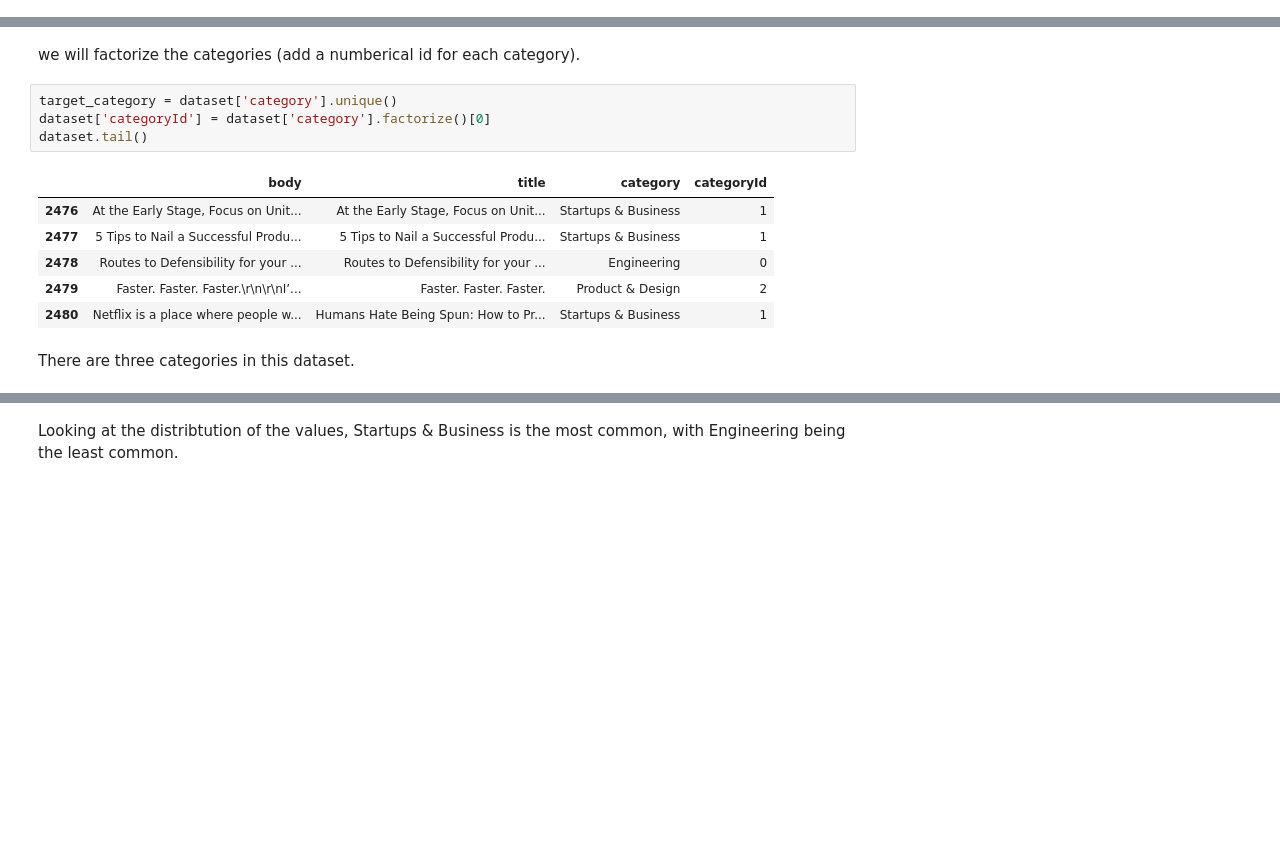
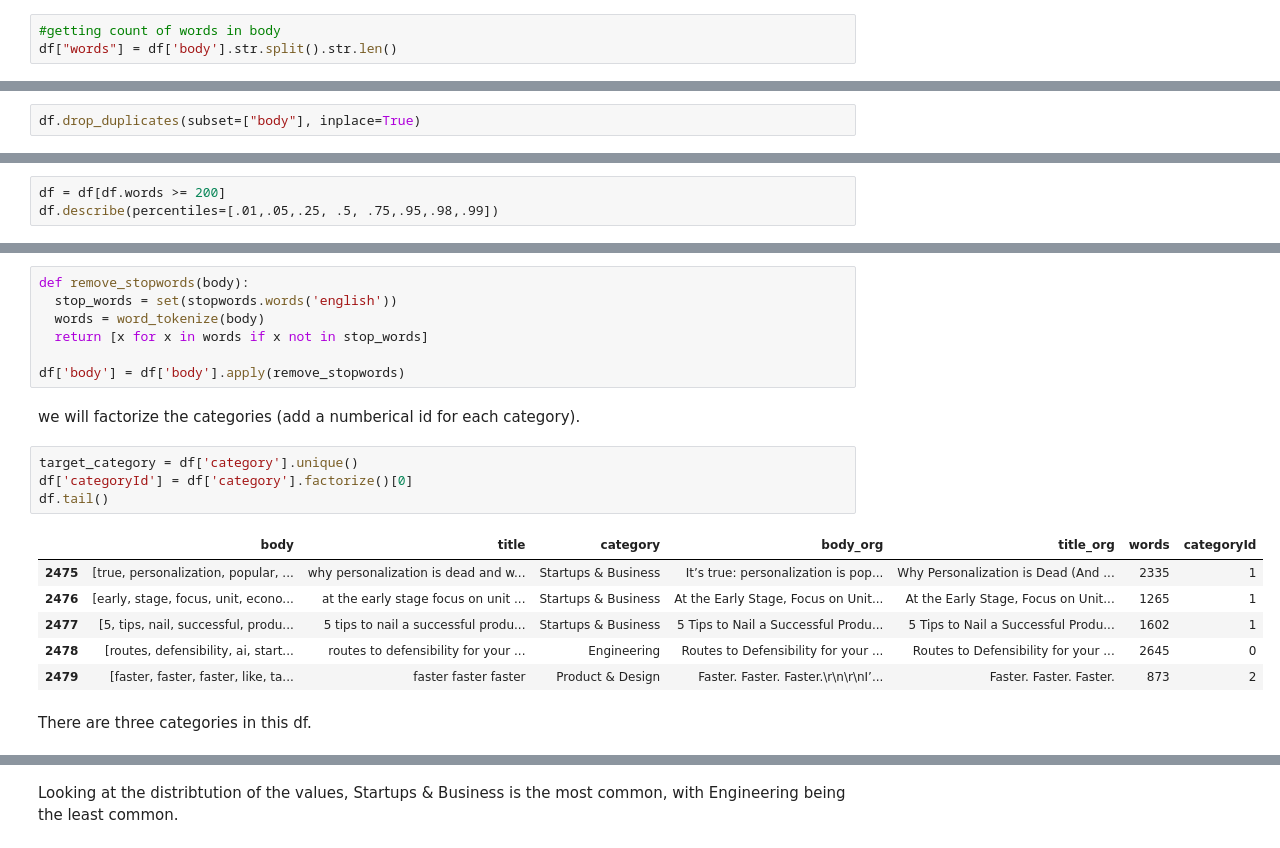
Before and after one commit to MAmr21/EGYFWD, a Jupyter notebook: KO/Article Classification/articles classifier.ipynb, the cells around one changed output, grey strips where cells are left out. Cells and saved outputs as stored; diff of their text form; blank space fills up the shorter version.

```diff
--- a/KO/Article Classification/articles classifier.ipynb
+++ b/KO/Article Classification/articles classifier.ipynb
@@ -82,0 +142,3 @@ dataset["body"][0]
+# %%
+#getting count of words in body
+df["words"] = df['body'].str.split().str.len()
@@ -82,0 +151,2 @@ dataset["body"][0]
+# %%
+df.drop_duplicates(subset=["body"], inplace=True)
@@ -82,0 +197,3 @@ dataset["body"][0]
+# %%
+df = df[df.words >= 200]
+df.describe(percentiles=[.01,.05,.25, .5, .75,.95,.98,.99])
@@ -83,16 +217,23 @@ dataset["body"][0]
+# %%
+def remove_stopwords(body):
+  stop_words = set(stopwords.words('english'))
+  words = word_tokenize(body)
+  return [x for x in words if x not in stop_words]
+
+df['body'] = df['body'].apply(remove_stopwords)
 # %% [markdown]
 we will factorize the categories (add a numberical id for each category).
 # %%
-target_category = dataset['category'].unique()
-dataset['categoryId'] = dataset['category'].factorize()[0]
-dataset.tail()
+target_category = df['category'].unique()
+df['categoryId'] = df['category'].factorize()[0]
+df.tail()
 # %% [output]
-|  | body | title | category | categoryId |
-| 2476 | At the Early Stage, Focus on Unit... | At the Early Stage, Focus on Unit... | Startups & Business | 1 |
-| 2477 | 5 Tips to Nail a Successful Produ... | 5 Tips to Nail a Successful Produ... | Startups & Business | 1 |
-| 2478 | Routes to Defensibility for your ... | Routes to Defensibility for your ... | Engineering | 0 |
-| 2479 | Faster. Faster. Faster.\r\n\r\nI’... | Faster. Faster. Faster. | Product & Design | 2 |
-| 2480 | Netflix is a place where people w... | Humans Hate Being Spun: How to Pr... | Startups & Business | 1 |
+|  | body | title | category | body_org | title_org | words | categoryId |
+| 2475 | [true, personalization, popular, ... | why personalization is dead and w... | Startups & Business | It’s true: personalization is pop... | Why Personalization is Dead (And ... | 2335 | 1 |
+| 2476 | [early, stage, focus, unit, econo... | at the early stage focus on unit ... | Startups & Business | At the Early Stage, Focus on Unit... | At the Early Stage, Focus on Unit... | 1265 | 1 |
+| 2477 | [5, tips, nail, successful, produ... | 5 tips to nail a successful produ... | Startups & Business | 5 Tips to Nail a Successful Produ... | 5 Tips to Nail a Successful Produ... | 1602 | 1 |
+| 2478 | [routes, defensibility, ai, start... | routes to defensibility for your ... | Engineering | Routes to Defensibility for your ... | Routes to Defensibility for your ... | 2645 | 0 |
+| 2479 | [faster, faster, faster, like, ta... | faster faster faster | Product & Design | Faster. Faster. Faster.\r\n\r\nI’... | Faster. Faster. Faster. | 873 | 2 |
 # %% [markdown]
-There are three categories in this dataset.
+There are three categories in this df.
 # %%
```
Also changed, not shown: parts of 64 cells of this notebook, 1 other file.
